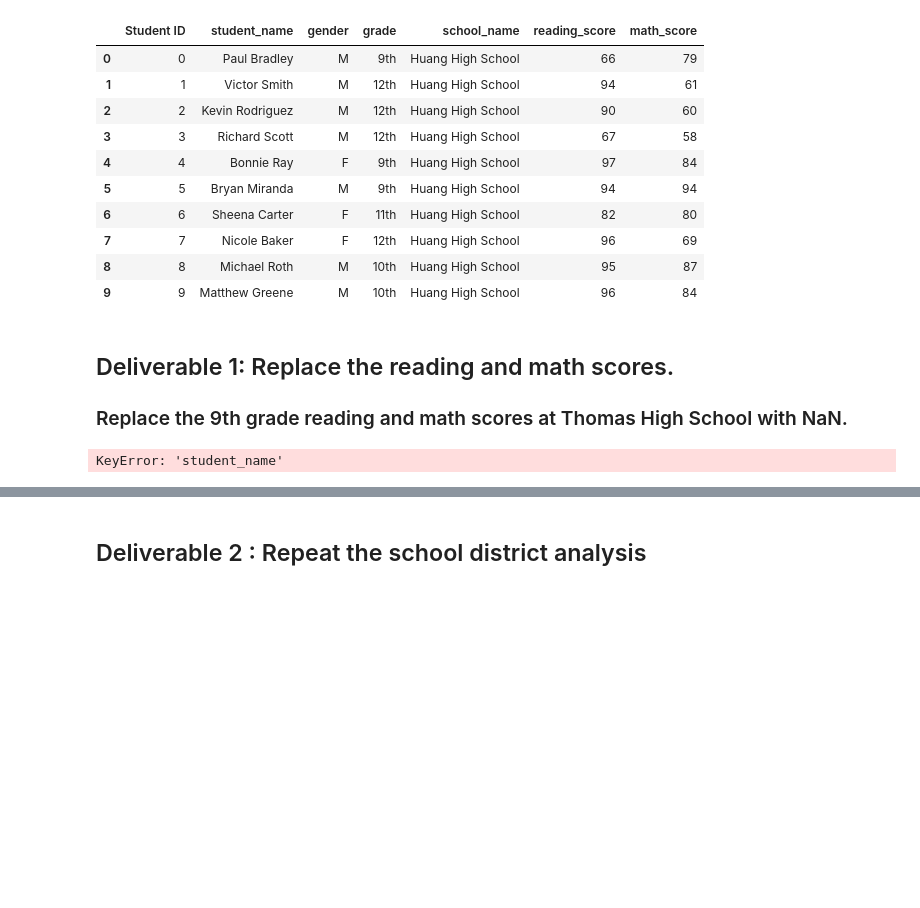
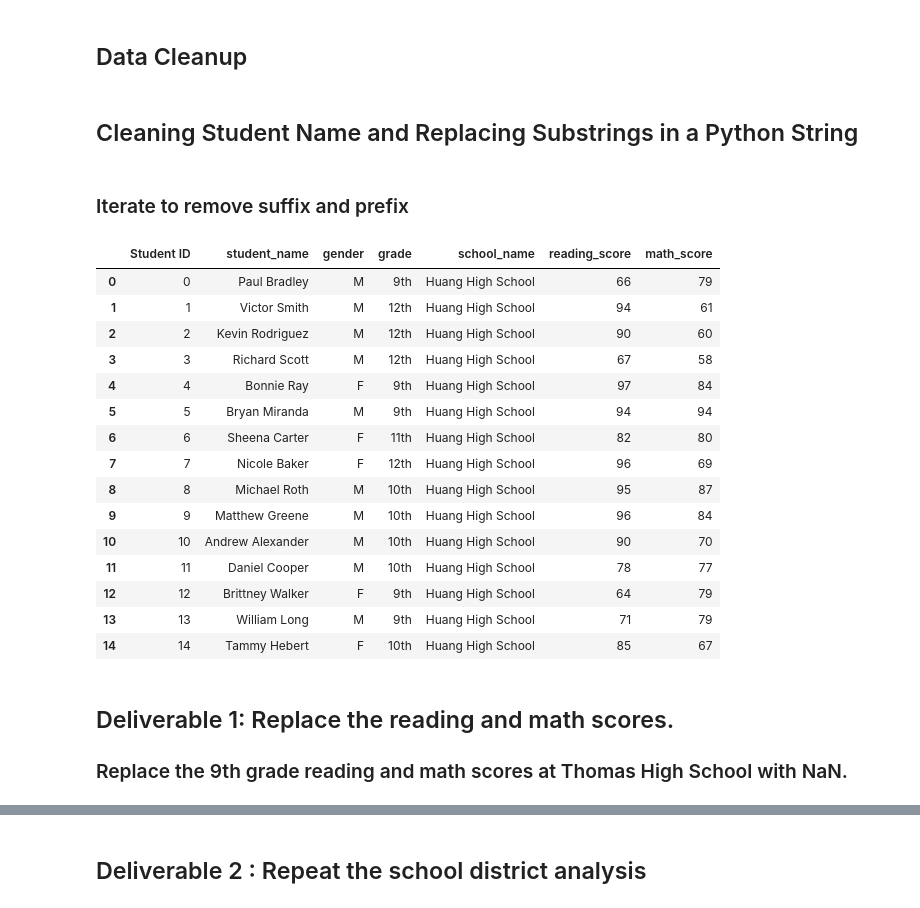
Before and after one commit to SPLT19/School_District_Analysis, a Jupyter notebook: PyCitySchools_Challenge.ipynb, the cells around one changed output, grey strips where cells are left out. Drawn from its saved outputs; the diff is of its cells as text; code cells hidden in the pictures; blank space fills up the shorter version.

```diff
--- a/PyCitySchools_Challenge.ipynb
+++ b/PyCitySchools_Challenge.ipynb
@@ -0,0 +21,2 @@
+# %% [markdown]
+## Data Cleanup
@@ -1,37 +28,35 @@
+# %% [markdown]
+## Cleaning Student Name and Replacing Substrings in a Python String
+# %% [markdown]
+### Iterate to remove suffix and prefix
 # %%
-# Dependencies and Setup
-import pandas as pd
+# Prefix and suffix to remove to a list.
+prefixes_suffixes = ["Dr. ", "Mr. ","Ms. ", "Mrs. ", "Miss ", " MD", " DDS", " DVM", " PhD"]
 
-# File to Load (Remember to change the path if needed.)
-school_data_to_load = "Resources/schools_complete.csv"
-student_data_to_load = "Resources/students_complete.csv"
-
-# Read the School Data and Student Data and store into a Pandas DataFrame
-school_data_df = pd.read_csv(school_data_to_load)
-student_data_df = pd.read_csv(student_data_to_load)
-
-# Cleaning Student Names and Replacing Substrings in a Python String
-# Add each prefix and suffix to remove to a list.
-prefixes_suffixes = ["Dr. ", "Mr. ","Ms. ", "Mrs. ", "Miss ", " MD", " DDS", " DVM", " PhD"]
 
 # Iterate through the words in the "prefixes_suffixes" list and replace them with an empty space, "".
 for word in prefixes_suffixes:
     student_data_df["student_name"] = student_data_df["student_name"].str.replace(word,"")
 
 # Check names.
-student_data_df.head(10)
+student_data_df.head(15)
 # %% [output]
 |  | Student ID | student_name | gender | grade | school_name | reading_score | math_score |
 | 0 | 0 | Paul Bradley | M | 9th | Huang High School | 66 | 79 |
 | 1 | 1 | Victor Smith | M | 12th | Huang High School | 94 | 61 |
 | 2 | 2 | Kevin Rodriguez | M | 12th | Huang High School | 90 | 60 |
 | 3 | 3 | Richard Scott | M | 12th | Huang High School | 67 | 58 |
 | 4 | 4 | Bonnie Ray | F | 9th | Huang High School | 97 | 84 |
 | 5 | 5 | Bryan Miranda | M | 9th | Huang High School | 94 | 94 |
 | 6 | 6 | Sheena Carter | F | 11th | Huang High School | 82 | 80 |
 | 7 | 7 | Nicole Baker | F | 12th | Huang High School | 96 | 69 |
 | 8 | 8 | Michael Roth | M | 10th | Huang High School | 95 | 87 |
 | 9 | 9 | Matthew Greene | M | 10th | Huang High School | 96 | 84 |
+| 10 | 10 | Andrew Alexander | M | 10th | Huang High School | 90 | 70 |
+| 11 | 11 | Daniel Cooper | M | 10th | Huang High School | 78 | 77 |
+| 12 | 12 | Brittney Walker | F | 9th | Huang High School | 64 | 79 |
+| 13 | 13 | William Long | M | 9th | Huang High School | 71 | 79 |
+| 14 | 14 | Tammy Hebert | F | 10th | Huang High School | 85 | 67 |
 # %% [markdown]
 ## Deliverable 1: Replace the reading and math scores.
 
@@ -41,7 +68,5 @@ student_data_df.head(10)
 # Step 1. Import numpy as np.
 import numpy as np
 # %%
-# Step 2. Use the loc method on the student_data_df to select all the reading scores from the 9th grade at Thomas High School and replace them with NaN.
-student_data_df.loc['reading_score', grade]
+# Step 2. Use the loc method on the student_data_df to select all the
+#reading scores from the 9th grade at Thomas High School and replace them with NaN.
-# %% [output]
-KeyError: 'student_name'
```
Also changed, not shown: parts of 77 cells of this notebook.
